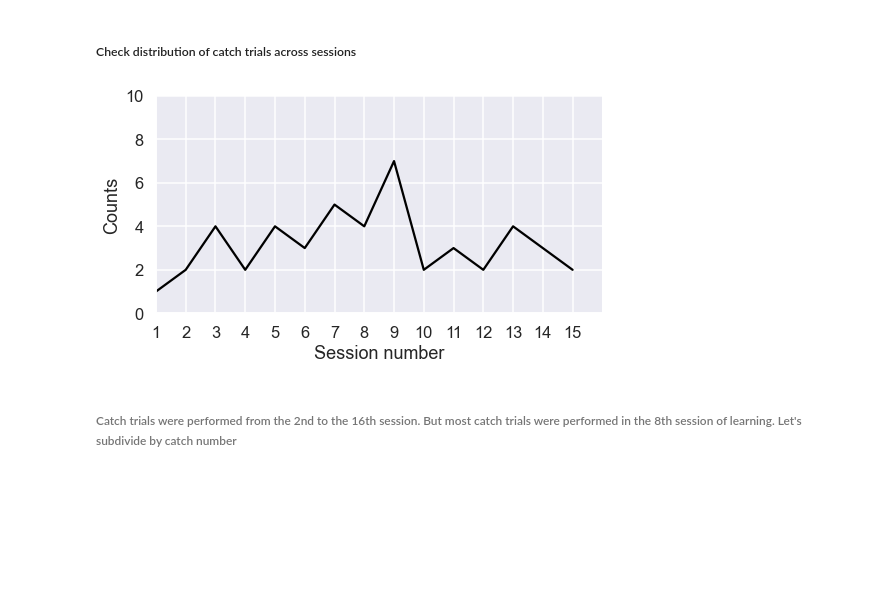
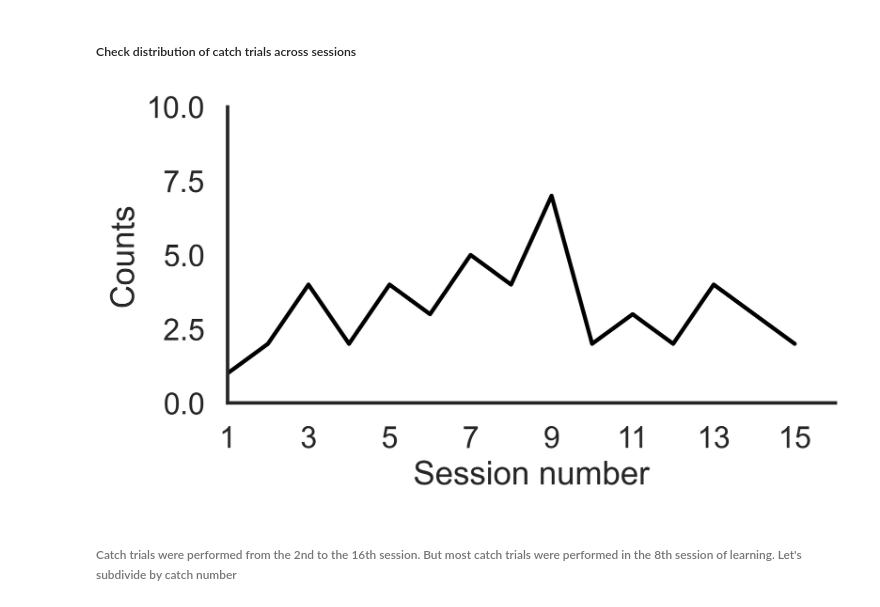
Before and after one commit to anasofiacc/EGO_ALLO_DNMP, a Jupyter notebook: Behavioral protocol characterization.ipynb, the cells around one changed output. Cells and saved outputs as stored; diff of their text form; code cells hidden in the pictures; blank space fills up the shorter version.

```diff
--- a/Behavioral protocol characterization.ipynb
+++ b/Behavioral protocol characterization.ipynb
@@ -21,14 +21,13 @@ catch.head()
 # %%
 session_counts=catch.groupby(['session_nr'])['catch_session'].sum().reset_index()
 # %%
-sns.set(context='talk')
-plt.figure(figsize=(8,4))
+sns.set(context='talk', style='white')
+plt.figure(figsize=(6,3), dpi=300)
 g=sns.lineplot(data=session_counts, x='session_nr', y='catch_session', color='black')
-g.set(xlim=[1,16], ylim=[0,10], xlabel='Session number', ylabel='Counts', xticks=range(1,16,1),
-     xticklabels=range(1,16,1))
+g.set(xlim=[1,16], ylim=[0,10], xlabel='Session number', ylabel='Counts', xticks=range(1,16, 2))
 sns.despine()
 # %% [output]
-[figure, old version]
+[figure, new version]
 # %% [markdown]
 ###### Catch trials were performed from the 2nd to the 16th session. But most catch trials were performed in the 8th session of learning. Let's subdivide by catch number
 # %%
```
Also changed, not shown: parts of 7 cells of this notebook, 32 other files.
